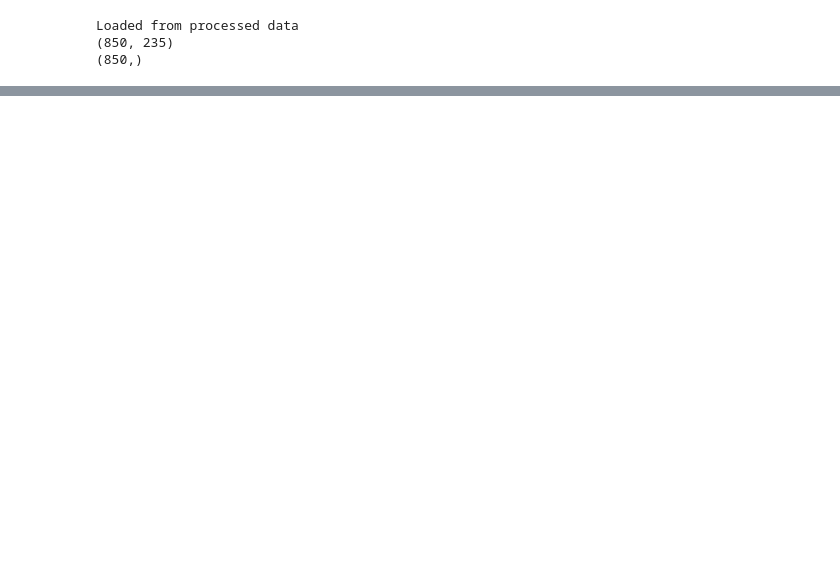
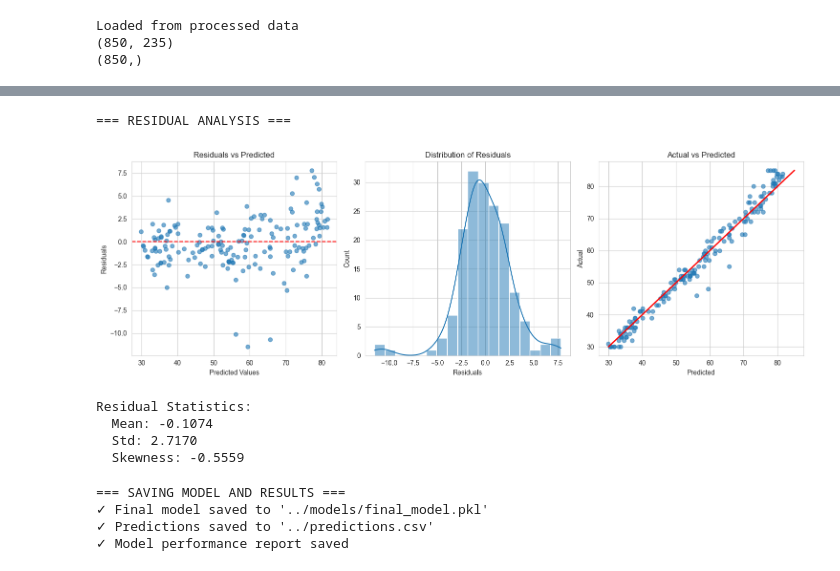
Before and after one commit to fp05107/Waste-Management-and-Recycling, a Jupyter notebook: Notebooks/03_model_training.ipynb, the cells around one changed output, grey strips where cells are left out. Cells and saved outputs as stored; diff of their text form; code cells hidden in the pictures; blank space fills up the shorter version.

```diff
--- a/Notebooks/03_model_training.ipynb
+++ b/Notebooks/03_model_training.ipynb
@@ -65,0 +449,78 @@ ValueError: Found input variables with inconsistent numbers of samples: [850, 34
+# %%
+# Cell 11: Residual Analysis
+print("\n=== RESIDUAL ANALYSIS ===")
+
+residuals = y_test - y_test_pred_final
+
+plt.figure(figsize=(15, 5))
+
+plt.subplot(1, 3, 1)
+plt.scatter(y_test_pred_final, residuals, alpha=0.6)
+plt.axhline(y=0, color='red', linestyle='--')
+plt.xlabel('Predicted Values')
+plt.ylabel('Residuals')
+plt.title('Residuals vs Predicted')
+
+plt.subplot(1, 3, 2)
+sns.histplot(residuals, kde=True)
+plt.xlabel('Residuals')
+plt.title('Distribution of Residuals')
+
+plt.subplot(1, 3, 3)
+plt.scatter(y_test_pred_final, y_test, alpha=0.6)
+plt.plot([y_test.min(), y_test.max()], [y_test.min(), y_test.max()], 'red', lw=2)
+plt.xlabel('Predicted')
+plt.ylabel('Actual')
+plt.title('Actual vs Predicted')
+
+plt.tight_layout()
+plt.show()
+
+# Check residual statistics
+print(f"Residual Statistics:")
+print(f"  Mean: {residuals.mean():.4f}")
+print(f"  Std: {residuals.std():.4f}")
+print(f"  Skewness: {pd.Series(residuals).skew():.4f}")
+# %% [output]
+=== RESIDUAL ANALYSIS ===
+[figure, added]
+Residual Statistics:
+  Mean: -0.1074
+  Std: 2.7170
+  Skewness: -0.5559
+# %%
+# Cell 12: Save Final Model and Results
+print("\n=== SAVING MODEL AND RESULTS ===")
+
+# Save the final model
+joblib.dump(final_model, '../models/final_model.pkl')
+print("✓ Final model saved to '../models/final_model.pkl'")
+
+# Save predictions for submission
+submission_df = pd.DataFrame({
+    'Actual_Recycling_Rate': y_test,
+    'Predicted_Recycling_Rate': y_test_pred_final
+})
+
+# Add original identifiers if available
+try:
+    submission_df['City'] = raw_df.loc[test_mask, 'City/District'].values
+    submission_df['Waste_Type'] = raw_df.loc[test_mask, 'Waste Type'].values
+    submission_df['Year'] = raw_df.loc[test_mask, 'Year'].values
+except:
+    pass
+
+submission_df.to_csv('../predictions.csv', index=False)
+print("✓ Predictions saved to '../predictions.csv'")
+
+# Save model performance report
+performance_report = final_results_df.to_dict('records')
+import json
+with open('../models/model_performance.json', 'w') as f:
+    json.dump(performance_report, f, indent=2)
+print("✓ Model performance report saved")
+# %% [output]
+=== SAVING MODEL AND RESULTS ===
+✓ Final model saved to '../models/final_model.pkl'
+✓ Predictions saved to '../predictions.csv'
+✓ Model performance report saved
```
Also changed, not shown: parts of 15 cells of this notebook, 20 other files.
